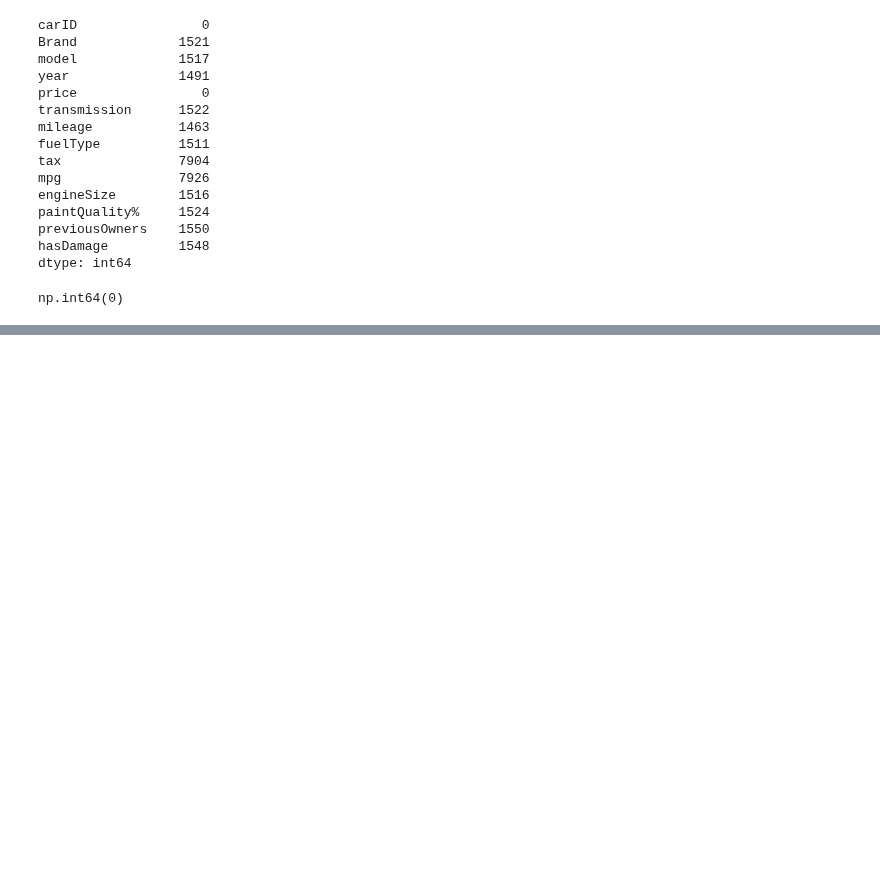
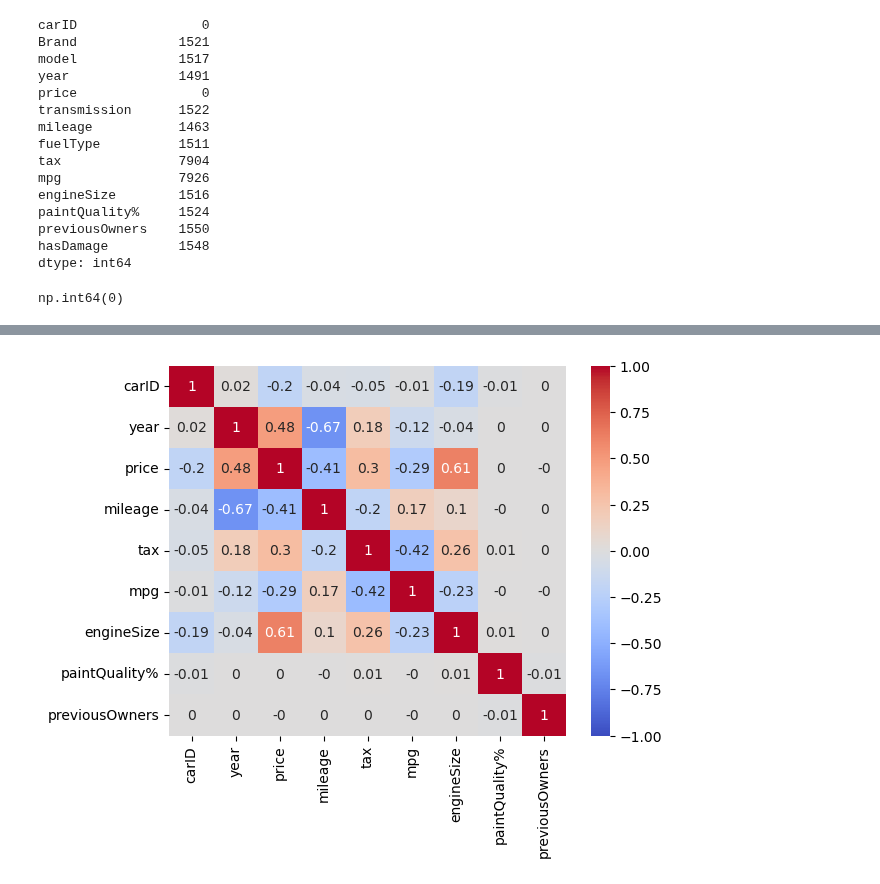
Before and after one commit to Rafaeric71/MachineLearning-Group44, a Jupyter notebook: DataUnderstanding.ipynb, the cells around one changed output, grey strips where cells are left out. Drawn from its saved outputs; the diff is of its cells as text; code cells hidden in the pictures; blank space fills up the shorter version.

```diff
--- a/DataUnderstanding.ipynb
+++ b/DataUnderstanding.ipynb
@@ -78,3 +82,5 @@ cars.describe().T
+# %%
+cars.replace("", np.nan, inplace=True)
 # %%
 cars.isna().sum()
 # %% [output]
@@ -99,0 +131,3 @@ np.int64(0)
+# %%
+non_metric_features = ['Brand', 'model', 'transmission', 'fuelType','hasDamage']
+metric_features = cars.columns.drop(non_metric_features).to_list()
@@ -99,0 +146,7 @@ np.int64(0)
+# %%
+corr = cars[metric_features].corr(method="pearson").round(2)
+# Plot heatmap of the correlation matrix
+sns.heatmap(data=corr, annot=True, cmap='coolwarm', vmin=-1, vmax=1)
+plt.show()
+# %% [output]
+[figure, added]
```
Also changed, not shown: parts of 6 cells of this notebook.
